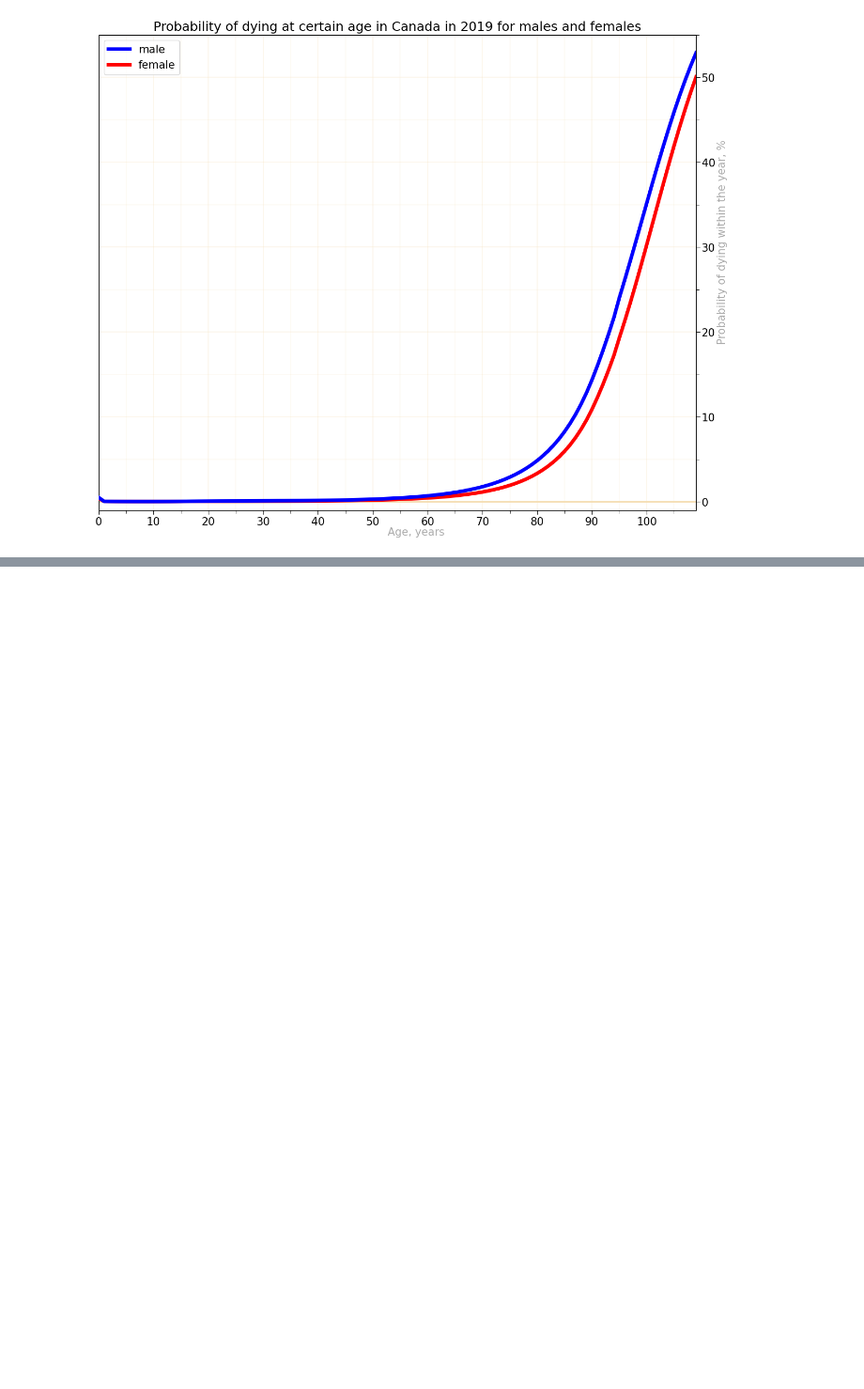
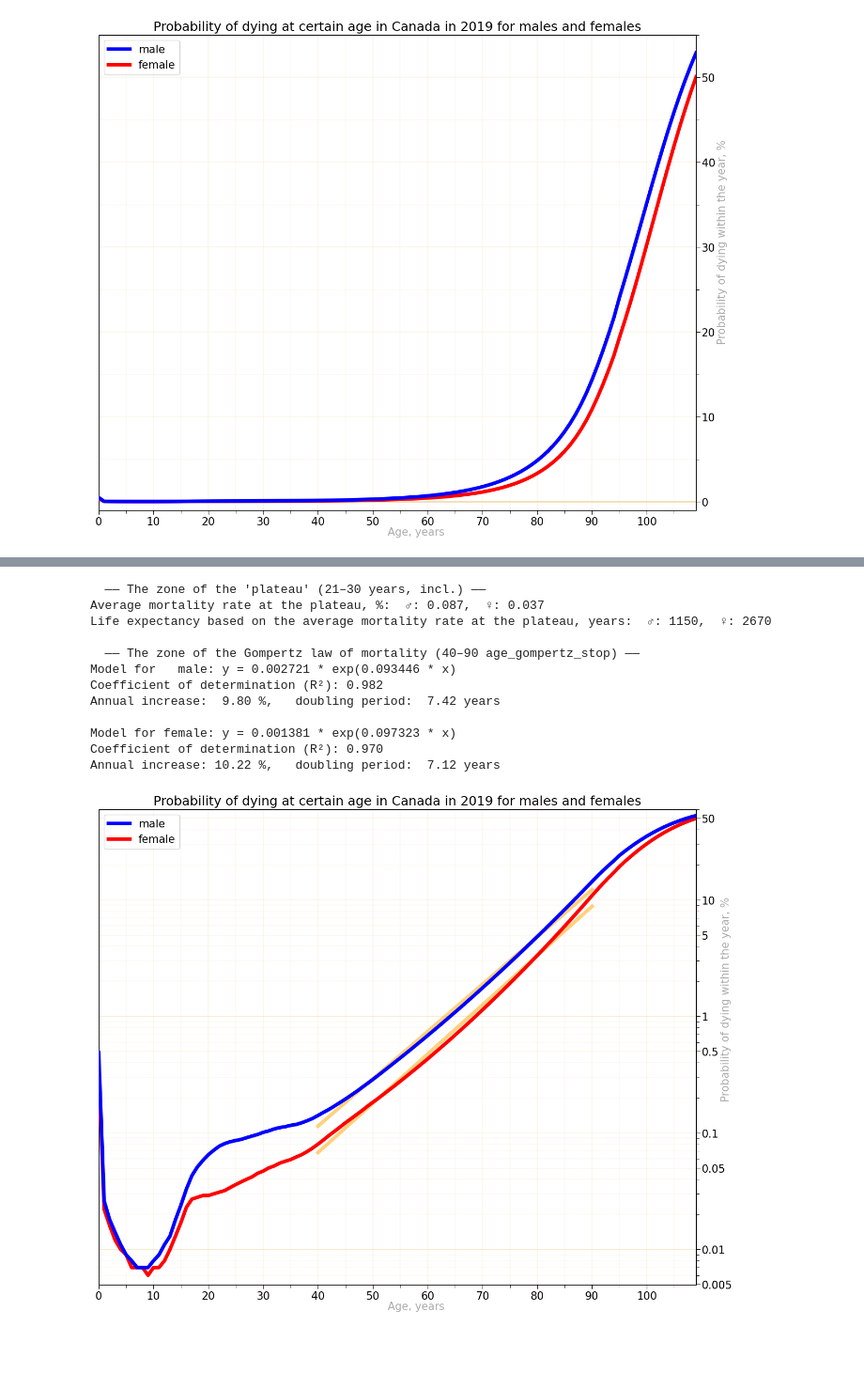
Before and after one commit to Lady3mlnm/Mini-programs-for-calculation-of-life-expectancy-in-countries, a Jupyter notebook: regions_Canada/Canada-1year-probability_of_dying.ipynb, the cells around one changed output, grey strips where cells are left out. Shown at 94% size. Cells and saved outputs as stored; diff of their text form; code cells hidden in the pictures; blank space fills up the shorter version.

Commit message:
To scripts for the probability of dying added approximation functional

```diff
--- a/regions_Canada/Canada-1year-probability_of_dying.ipynb
+++ b/regions_Canada/Canada-1year-probability_of_dying.ipynb
@@ -252,0 +259,27 @@ dfe.round(3)
+# %%
+def calculate_increase_rate_and_doubling_period(age1: int, age2: int, v1: float, v2: float):
+    '''
+    This function calculate two characteristics of a geometric progression (in the context of aging)
+    - by what percentage does the value increase every year (in percent)
+    - period of doubling (in years)
+    '''
+    q = math.pow((v2 / v1),
+                  1 / (age2 - age1))  # find 'common ratio' of the geometric progression
+                                      # (age2 - age1) √ (v2 / v1)      – (age2-age1)th root of (v2 / v1)
+
+    T = math.log(2, q)  # doubling period:    log base 'q' of 2
+    return (q - 1) * 100, T
+# %%
+age_gompertz_start = 40
+age_gompertz_stop  = 90
+print("           increase_rate(%)  doubling    | increase_rate(%)  doubling")
+print("                        male             |            female")
+for region, pref in zip(['Canada', REGION_1, REGION_2, REGION_3], ['', '_r1', '_r2', '_r3']):
+    male_rate_perc, male_period_double = \
+        calculate_increase_rate_and_doubling_period(
+            age_gompertz_start, age_gompertz_stop, df.loc[age_gompertz_start, 'male'+pref], df.loc[age_gompertz_stop, 'male'+pref])
+    female_rate_perc, female_period_double = \
+        calculate_increase_rate_and_doubling_period(
+            age_gompertz_start, age_gompertz_stop, df.loc[age_gompertz_start, 'female'+pref], df.loc[age_gompertz_stop, 'female'+pref])
+    print(f"{region:16}: {male_rate_perc:5.2f} %  {male_period_double:5.2f} years   |" +
+          f"      {female_rate_perc:5.2f} %  {female_period_double:5.2f} years")
@@ -482,4 +557,27 @@ Average life expectancy, if the mortality rate was the same as at the plateau, y
 [figure]
+# %%
+for lang in LANGS:
+    create_chart_log(df.T.loc[['male', 'female']],
+            dd_display=dd_display, lang=lang,
+            plateau_years=plateau_years, show_plateau=False,
+            age_gompertz_start=age_gompertz_start, age_gompertz_stop=age_gompertz_stop, show_gompertz=True,
+            title_en=f"Probability of dying at certain age in Canada in {YEAR} for males and females",  # , overall statistics for males and females
+            title_ru=f"Вероятность смерти в определённом возрасте в Канаде в {YEAR} для мужчин и женщин",
+            file_name=f"Probability of Dying at Certain Age in Canada in {YEAR} -gompertz")
+# %% [output]
+  —— The zone of the 'plateau' (21–30 years, incl.) ——
+Average mortality rate at the plateau, %:  ♂: 0.087,  ♀: 0.037
+Life expectancy based on the average mortality rate at the plateau, years:  ♂: 1150,  ♀: 2670
+
+  —— The zone of the Gompertz law of mortality (40–90 age_gompertz_stop) ——
+Model for   male: y = 0.002721 * exp(0.093446 * x)
+Coefficient of determination (R²): 0.982
+Annual increase:  9.80 %,   doubling period:  7.42 years
+
+Model for female: y = 0.001381 * exp(0.097323 * x)
+Coefficient of determination (R²): 0.970
+Annual increase: 10.22 %,   doubling period:  7.12 years
+[figure, added]
 # %% [markdown]
 <br>
 <br>
```
Also changed, not shown: parts of 10 cells of this notebook, 14 other files.
